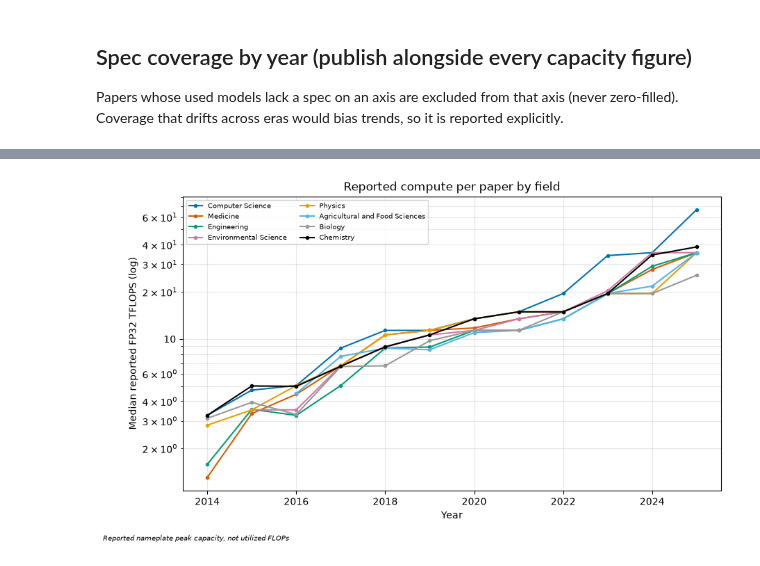
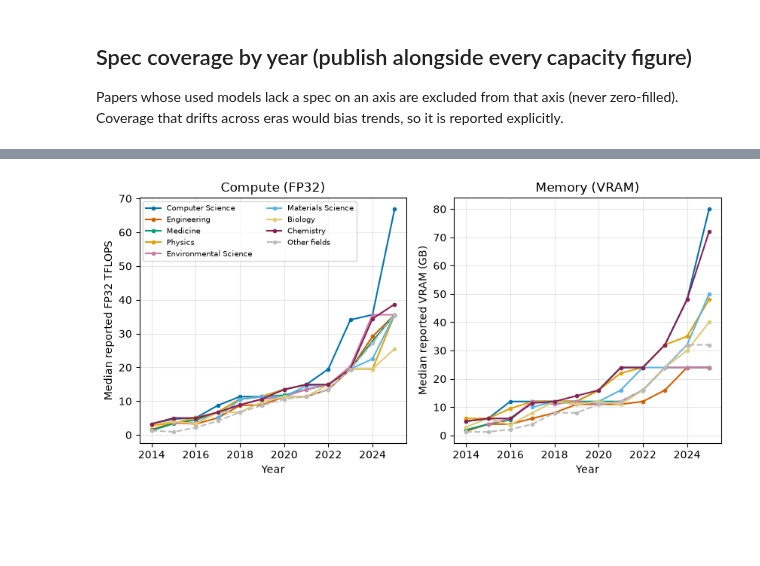
Before and after one commit to tgebhart/accelscan, a Jupyter notebook: notebooks/capacity.ipynb, the cells around one changed output, grey strips where cells are left out. Saved outputs shown, nothing was run; the diff lists cells and outputs as text; code cells hidden in the pictures; blank space fills up the shorter version.

```diff
--- a/notebooks/capacity.ipynb
+++ b/notebooks/capacity.ipynb
@@ -42,12 +43,12 @@ install_year_tick_fix()   # no fractional year ticks (2007.5) on any figure
 # %%
 COUNT_POLICY = 'floor1'      # 'floor1' (primary) | 'explicit' (robustness)
 MODEL_TAG, PROMPT_VERSION = 'qwen3-14b', 'p1'
-YEAR_MIN, YEAR_MAX = 2008, 2025
+YEAR_MIN, YEAR_MAX = 2005, 2025
 LOCAL_CAPACITY = None        # e.g. 'output/compute_smoke' to read a local smoke run
 LOCAL_PRECISION = None       # e.g. 'output/precision_smoke'
 MIN_PAPERS_PER_YEAR = 25     # suppress year points with too little support
+TOP_FIELDS = 8               # fields ranked by papers with ANY accelerator mention
 
-CAVEAT = 'Reported nameplate peak capacity, not utilized FLOPs'
 C_MED, C_P90, C_FRONT = '#0072B2', '#56B4E9', '#D55E00'
 reg = load_registry()
 so = storage_options()
@@ -61,13 +62,27 @@ else:
            f'/{MODEL_TAG}/paper_capacity_{COUNT_POLICY}.parquet')
     cap = pl.read_parquet(key, storage_options=so)
 
+# paper_flags holds one row per paper with >=1 ok mention, so its row count per
+# field IS the any-mention ranking used for "top fields" everywhere in the repo
+# (not corpus size, not used-in-this-work only).
+flag_ids = pl.read_parquet(
+    f's3://{BUCKET}/{OUT_PREFIX}/analytic/{reg.version}/{PROMPT_VERSION}/{MODEL_TAG}'
+    f'/paper_flags.parquet', storage_options=so, columns=['corpusid'])
+
+need = pl.concat([cap.select('corpusid'), flag_ids]).unique().to_series().to_list()
 fields = (pl.scan_parquet(f's3://{BUCKET}/{PAPERS_PREFIX}*.parquet', storage_options=so)
           .select('corpusid', 's2fieldsofstudy')
-          .filter(pl.col('corpusid').is_in(cap['corpusid'].to_list()))
+          .filter(pl.col('corpusid').is_in(need))
           .with_columns(field=pl.col('s2fieldsofstudy').list.first().struct.field('category'))
           .select('corpusid', 'field').collect())
 cap = (cap.join(fields, on='corpusid', how='left')
        .filter(pl.col('year').is_between(YEAR_MIN, YEAR_MAX)))
+
+top_fields = (flag_ids.join(fields, on='corpusid', how='left')
+              .filter(pl.col('field').is_not_null())
+              .group_by('field').agg(n=pl.len()).sort('n', descending=True)
+              .head(TOP_FIELDS)['field'].to_list())
+print(f'top {TOP_FIELDS} fields by any-mention papers: ' + ', '.join(top_fields))
 print(f'{cap.height:,} papers | policy={COUNT_POLICY} '
       f'| specs from registry v{cap["spec_registry_version"][0]} '
       f'| mentions from v{cap["mentions_registry_version"][0]}')
@@ -534,22 +591,42 @@ shape: (14, 6)
 # %%
-top_fields = (cap.filter(pl.col('field').is_not_null())
-              .group_by('field').agg(n=pl.len()).sort('n', descending=True)
-              .head(8)['field'].to_list())
-fd = (cap.filter(~pl.col('spec_missing_fp32') & pl.col('field').is_in(top_fields)
-                 & pl.col('year').is_between(2014, YEAR_MAX))
-      .group_by('field', 'year').agg(n=pl.len(), med=pl.col('reported_fp32_gflops').median())
-      .filter(pl.col('n') >= 10).sort('year'))
-fig, ax = plt.subplots(figsize=(10, 5.5))
-PAL = ['#0072B2', '#D55E00', '#009E73', '#CC79A7', '#E69F00', '#56B4E9', '#999999', '#000000']
-for i, f in enumerate(top_fields):
-    s = fd.filter(pl.col('field') == f)
-    if s.height > 2:
-        ax.plot(s['year'], s['med'] / 1000, marker='o', ms=3, label=f, color=PAL[i % len(PAL)])
-ax.set_yscale('log')
-ax.yaxis.set_major_formatter(mticker.FuncFormatter(lambda v, _: f'{v:g}'))
-ax.set(xlabel='Year', ylabel='Median reported FP32 TFLOPS (log)',
-       title='Reported compute per paper by field')
-ax.legend(fontsize=7, ncol=2); ax.grid(alpha=0.3, which='both')
-fig.text(0.01, -0.02, CAVEAT, fontsize=7, style='italic'); plt.show()
+OTHER = 'Other fields'      # top_fields comes from the load cell (any-mention rank)
+# fields outside the top TOP_FIELDS are pooled, not dropped, so the low-capacity
+# tail stays visible; papers with no field label have no field to compare
+seg = (cap.filter(pl.col('field').is_not_null()
+                  & pl.col('year').is_between(2014, YEAR_MAX))
+       .with_columns(seg=pl.when(pl.col('field').is_in(top_fields))
+                           .then(pl.col('field')).otherwise(pl.lit(OTHER))))
+
+def by_field(col: str, flag: str) -> pl.DataFrame:
+    return (seg.filter(~pl.col(flag) & pl.col(col).is_not_null())
+            .group_by('seg', 'year').agg(n=pl.len(), med=pl.col(col).median())
+            .filter(pl.col('n') >= 10).sort('year'))
+
+# ordered so neighbouring series stay separable for colorblind readers; gray is
+# reserved for the pooled residual
+PAL = ['#0072B2', '#D55E00', '#009E73', '#E69F00', '#CC79A7', '#56B4E9',
+       '#DDCC77', '#882255']
+PANELS = [('reported_fp32_gflops', 'spec_missing_fp32', 1000,
+           'Median reported FP32 TFLOPS', 'Compute (FP32)'),
+          ('reported_vram_gb', 'spec_missing_vram', 1,
+           'Median reported VRAM (GB)', 'Memory (VRAM)')]
+
+fig, axes = plt.subplots(1, 2, figsize=(8.5, 4.2))
+for ax, (col, flag, scale, ylab, ttl) in zip(axes, PANELS):
+    fd = by_field(col, flag)
+    for i, f in enumerate(top_fields + [OTHER]):
+        s = fd.filter(pl.col('seg') == f)
+        if s.height > 2:
+            ax.plot(s['year'], s['med'] / scale, marker='o', ms=3, label=f,
+                    color='#BBBBBB' if f == OTHER else PAL[i % len(PAL)],
+                    ls='--' if f == OTHER else '-')
+    # linear y: on a log axis the field spread compresses into near-parallel lines
+    # and the absolute size of the gap between fields is hard to read off
+    ax.set(xlabel='Year', ylabel=ylab, title=ttl)
+    ax.grid(alpha=0.3)
+axes[0].legend(fontsize=7, ncol=2)     # both panels share the encoding
+
+# fig.suptitle('Reported compute and memory per paper by field')
+plt.tight_layout(); plt.show()
 # %% [output]
-[figure, old version]
+[figure, new version]
```
Also changed, not shown: parts of 20 cells of this notebook, 7 other files.
